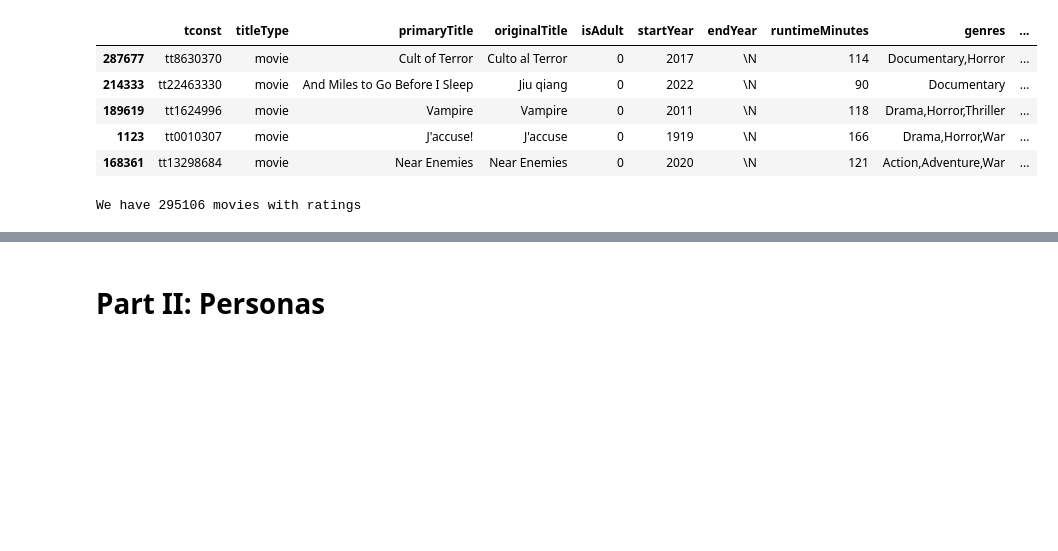
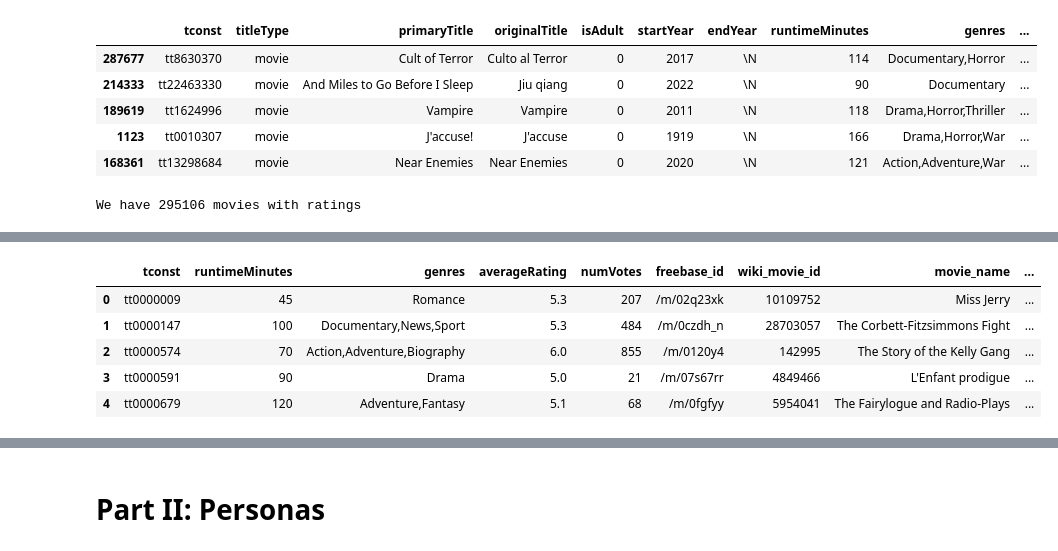
Before and after one commit to epfl-ada/ada-2023-project-advanceddataarsonists, a Jupyter notebook: data_exploring.ipynb, the cells around one changed output, grey strips where cells are left out. Cells and saved outputs as stored; diff of their text form; code cells hidden in the pictures; blank space fills up the shorter version.

```diff
--- a/data_exploring.ipynb
+++ b/data_exploring.ipynb
@@ -262,5 +262,6 @@ cmu_movies_w_imdb_rating.loc[missing_years, 'movie_release_date'] = cmu_movies_w
 # We evaluated for each pair which column had more missing data and dropped it in favor of the other
 cmu_movies_w_imdb_rating = cmu_movies_w_imdb_rating.drop(["freebase_movie_id", "titleType", "isAdult", "endYear", "primaryTitle", "originalTitle", "movie_release_year", "movie_runtime", "startYear"], axis=1)
 # %%
+cmu_movies_w_imdb_rating = cmu_movies_w_imdb_rating.drop_duplicates("tconst")
 print(f"The merged dataframe contains {len(cmu_movies_w_imdb_rating)} movies with corresponding ratings")
 # %% [output]
@@ -268,3 +269,6 @@ The merged dataframe contains 44921 movies with corresponding ratings
+# %%
+# Add summaries
+cmu_movies_w_imdb_rating = cmu_movies_w_imdb_rating.merge(plot_df, on="wiki_movie_id", how="left")
 # %%
 cmu_movies_w_imdb_rating.sample(5)
 # %% [output]
@@ -276,0 +346,12 @@ cmu_movies_w_imdb_rating.sample(5)
+# %%
+movies = cmu_movies_w_imdb_rating.copy()
+actors_characters = imdb_actors_w_cmu_characters.copy()
+# %%
+movies.head()
+# %% [output]
+|  | tconst | runtimeMinutes | genres | averageRating | numVotes | freebase_id | wiki_movie_id | movie_name | ... |
+| 0 | tt0000009 | 45 | Romance | 5.3 | 207 | /m/02q23xk | 10109752 | Miss Jerry | ... |
+| 1 | tt0000147 | 100 | Documentary,News,Sport | 5.3 | 484 | /m/0czdh_n | 28703057 | The Corbett-Fitzsimmons Fight | ... |
+| 2 | tt0000574 | 70 | Action,Adventure,Biography | 6.0 | 855 | /m/0120y4 | 142995 | The Story of the Kelly Gang | ... |
+| 3 | tt0000591 | 90 | Drama | 5.0 | 21 | /m/07s67rr | 4849466 | L'Enfant prodigue | ... |
+| 4 | tt0000679 | 120 | Adventure,Fantasy | 5.1 | 68 | /m/0fgfyy | 5954041 | The Fairylogue and Radio-Plays | ... |
```
Also changed, not shown: parts of 21 cells of this notebook.
